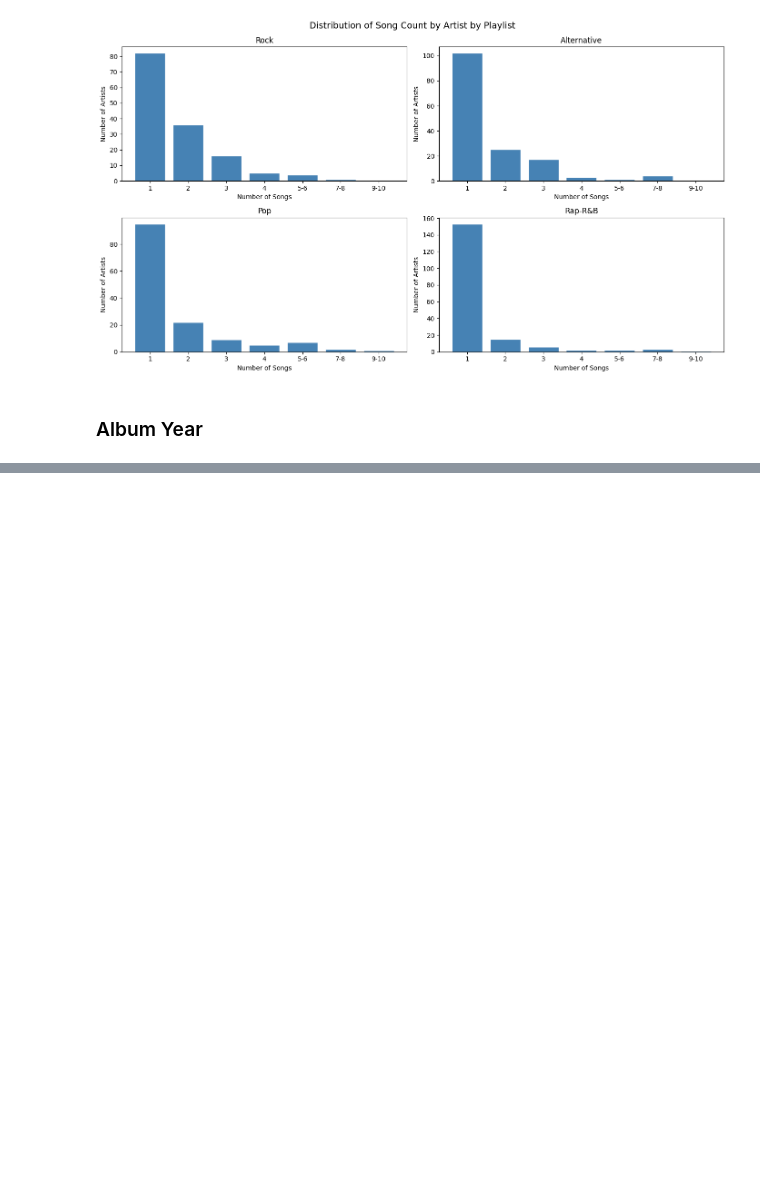
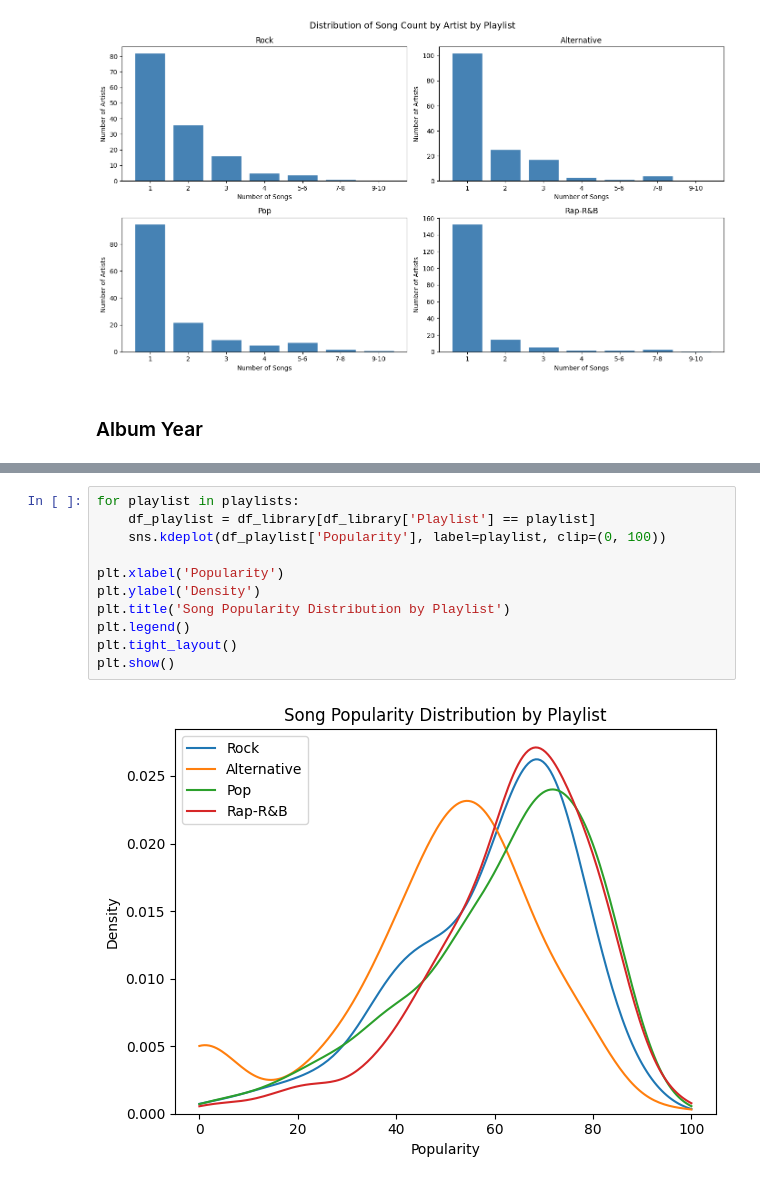
Before and after one commit to kaseymallette/music-taste-profile, a Jupyter notebook: 01_exploratory_analysis.ipynb, the cells around one changed output, grey strips where cells are left out. Drawn from its saved outputs; the diff is of its cells as text; blank space fills up the shorter version.

```diff
--- a/01_exploratory_analysis.ipynb
+++ b/01_exploratory_analysis.ipynb
@@ -218,0 +324,13 @@ Name: count, dtype: int64
+# %%
+for playlist in playlists:
+    df_playlist = df_library[df_library['Playlist'] == playlist]
+    sns.kdeplot(df_playlist['Popularity'], label=playlist, clip=(0, 100))
+
+plt.xlabel('Popularity')
+plt.ylabel('Density')
+plt.title('Song Popularity Distribution by Playlist')
+plt.legend()
+plt.tight_layout()
+plt.show()
+# %% [output]
+[figure, added]
```
Also changed, not shown: parts of 11 cells of this notebook.
